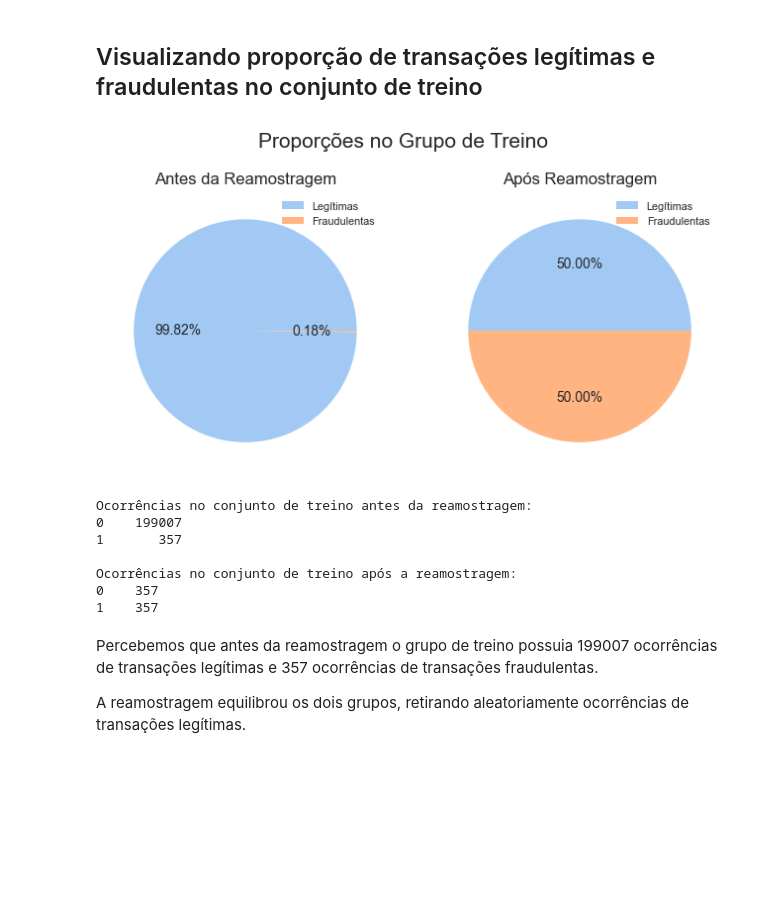
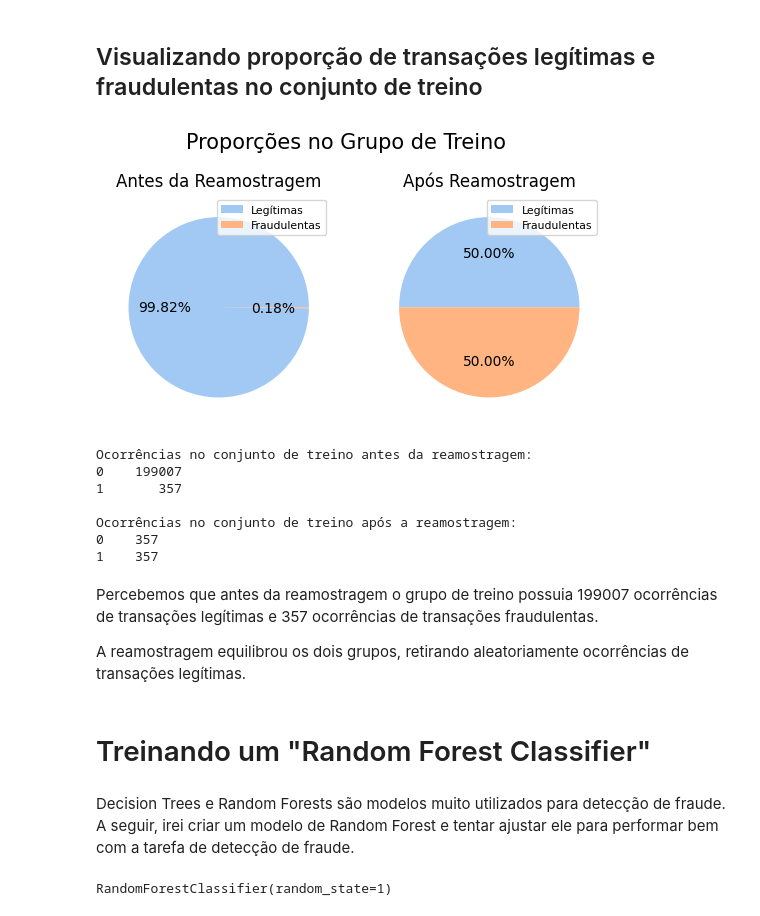
Before and after one commit to Marcos-Vinicius-Santos-Ramos/Machine-Learning-and-Credit-Card-Fraud-Detection, a Jupyter notebook: Detecção_de_fraude_de_cartão_de_crédito_com_machine_learning.ipynb, the cells around one changed output. Cells and saved outputs as stored; diff of their text form; code cells hidden in the pictures; blank space fills up the shorter version.

Commit message:
Train the model

```diff
--- a/Detecção_de_fraude_de_cartão_de_crédito_com_machine_learning.ipynb
+++ b/Detecção_de_fraude_de_cartão_de_crédito_com_machine_learning.ipynb
@@ -251,34 +251,34 @@ X_train, X_test, y_train, y_test = train_test_split(X, y,
                                                     random_state=SEED)
 
 # Realizando a subamostragem aleatória
-X_resampled, y_resampled = rus.fit_resample(X_train, y_train)
+X_train_resampled, y_train_resampled = rus.fit_resample(X_train, y_train)
 # %% [markdown]
 ## Visualizando proporção de transações legítimas e fraudulentas no conjunto de treino
 # %%
 fig, ax = plt.subplots(1, 2)
 
 train_count = pd.Series(y_train.flatten()).value_counts()
 
-train_resampled_count = pd.Series(y_resampled).value_counts()
+train_resampled_count = pd.Series(y_train_resampled).value_counts()
 
 pie_labels = ['Legítimas', 'Fraudulentas']
 
 # Criando gráficos comparativos
 fig.suptitle('Proporções no Grupo de Treino', fontsize=15, y=0.86)
 
 ax[0].pie(train_count, colors=pie_colors, autopct='%0.2f%%')
 ax[0].legend(labels=pie_labels, prop={'size':7.8})
 ax[0].set_title('Antes da Reamostragem')
 
 ax[1].pie(train_resampled_count, colors=pie_colors, autopct='%0.2f%%')
 ax[1].legend(labels=pie_labels, prop={'size':7.8})
 ax[1].set_title('Após Reamostragem')
 
 plt.show()
 
 print(f'Ocorrências no conjunto de treino antes da reamostragem:\n{train_count.to_string()}\n\nOcorrências no conjunto de treino após a reamostragem:\n{train_resampled_count.to_string()}')
 # %% [output]
-[figure, old version]
+[figure, new version]
 Ocorrências no conjunto de treino antes da reamostragem:
 0    199007
 1       357
@@ -290,3 +290,18 @@ Ocorrências no conjunto de treino após a reamostragem:
 Percebemos que antes da reamostragem o grupo de treino possuia 199007 ocorrências de transações legítimas e 357 ocorrências de transações fraudulentas.
 
 A reamostragem equilibrou os dois grupos, retirando aleatoriamente ocorrências de transações legítimas.
+# %% [markdown]
+# Treinando um "Random Forest Classifier"
+# %% [markdown]
+Decision Trees e Random Forests são modelos muito utilizados para detecção de fraude. A seguir, irei criar um modelo de Random Forest e tentar ajustar ele para performar bem com a tarefa de detecção de fraude.
+# %%
+from sklearn.ensemble import RandomForestClassifier
+from sklearn.metrics import classification_report, confusion_matrix, plot_confusion_matrix, roc_auc_score
+
+# Instanciando RandomForestClassifier
+rf = RandomForestClassifier(random_state=SEED)
+
+# Treinando o modelo
+rf.fit(X_train_resampled, y_train_resampled)
+# %% [output]
+RandomForestClassifier(random_state=1)
```
Also changed, not shown: parts of 8 cells of this notebook.
